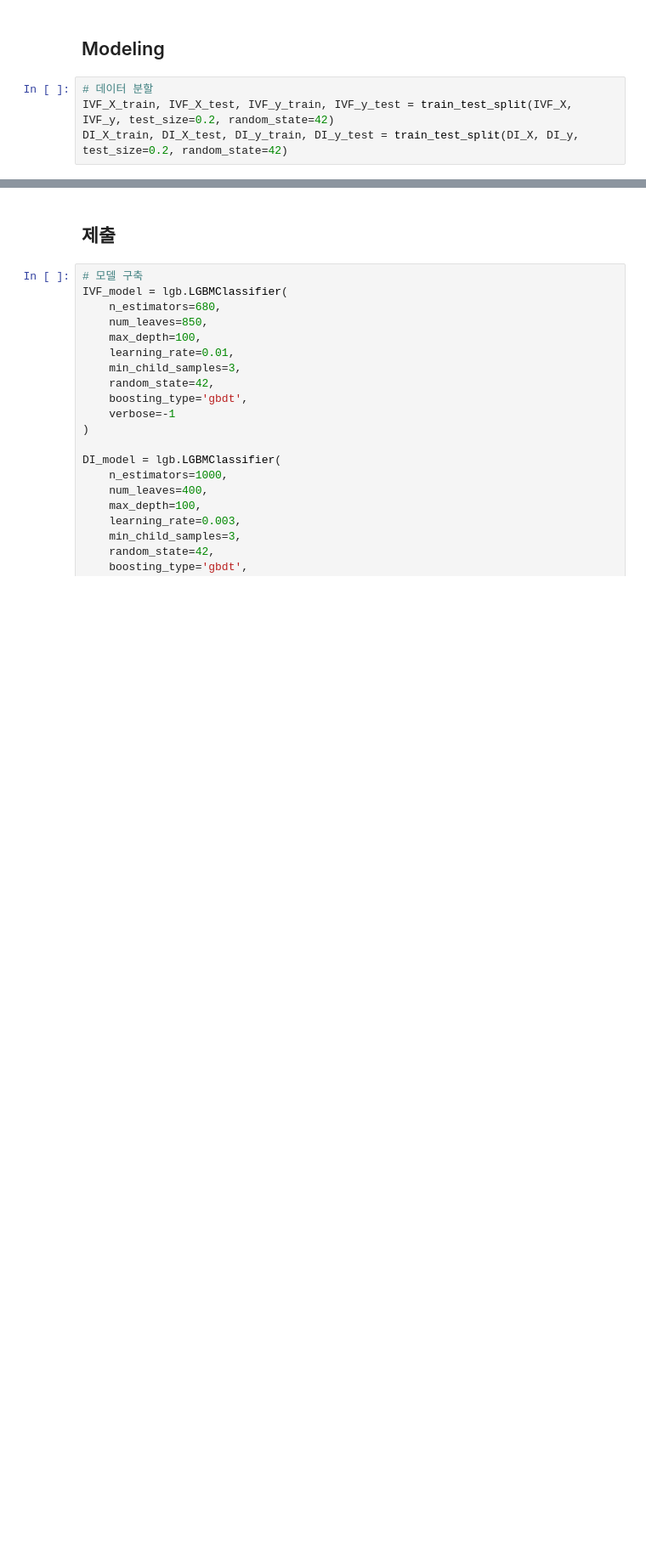
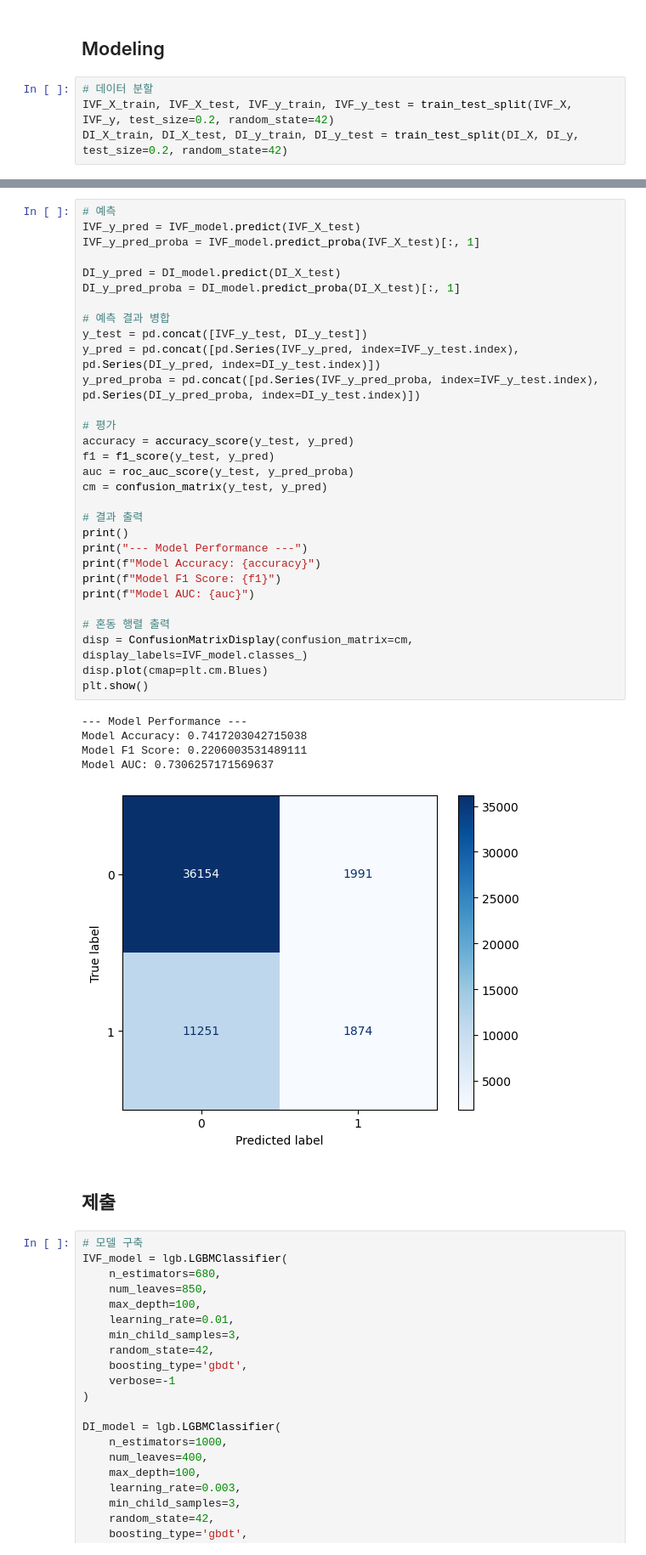
Before and after one commit to BaekJunehong/LG_Aimers_6th, a Jupyter notebook: code/code13_Modeling.ipynb, the cells around one changed output, grey strips where cells are left out. Shown at 85% size. Saved outputs shown, nothing was run; the diff lists cells and outputs as text; blank space fills up the shorter version.

```diff
--- a/code/code13_Modeling.ipynb
+++ b/code/code13_Modeling.ipynb
@@ -189,3 +189,39 @@ Model AUC: 0.6647416994320665
+# %%
+# 예측
+IVF_y_pred = IVF_model.predict(IVF_X_test)
+IVF_y_pred_proba = IVF_model.predict_proba(IVF_X_test)[:, 1]
+
+DI_y_pred = DI_model.predict(DI_X_test)
+DI_y_pred_proba = DI_model.predict_proba(DI_X_test)[:, 1]
+
+# 예측 결과 병합
+y_test = pd.concat([IVF_y_test, DI_y_test])
+y_pred = pd.concat([pd.Series(IVF_y_pred, index=IVF_y_test.index), pd.Series(DI_y_pred, index=DI_y_test.index)])
+y_pred_proba = pd.concat([pd.Series(IVF_y_pred_proba, index=IVF_y_test.index), pd.Series(DI_y_pred_proba, index=DI_y_test.index)])
+
+# 평가
+accuracy = accuracy_score(y_test, y_pred)
+f1 = f1_score(y_test, y_pred)
+auc = roc_auc_score(y_test, y_pred_proba)
+cm = confusion_matrix(y_test, y_pred)
+
+# 결과 출력
+print()
+print("--- Model Performance ---")
+print(f"Model Accuracy: {accuracy}")
+print(f"Model F1 Score: {f1}")
+print(f"Model AUC: {auc}")
+
+# 혼동 행렬 출력
+disp = ConfusionMatrixDisplay(confusion_matrix=cm, display_labels=IVF_model.classes_)
+disp.plot(cmap=plt.cm.Blues)
+plt.show()
+# %% [output]
+--- Model Performance ---
+Model Accuracy: 0.7417203042715038
+Model F1 Score: 0.2206003531489111
+Model AUC: 0.7306257171569637
+[figure, added]
 # %% [markdown]
 ## 제출
 # %%
```
Also changed, not shown: parts of 2 cells of this notebook, 6 other files.
